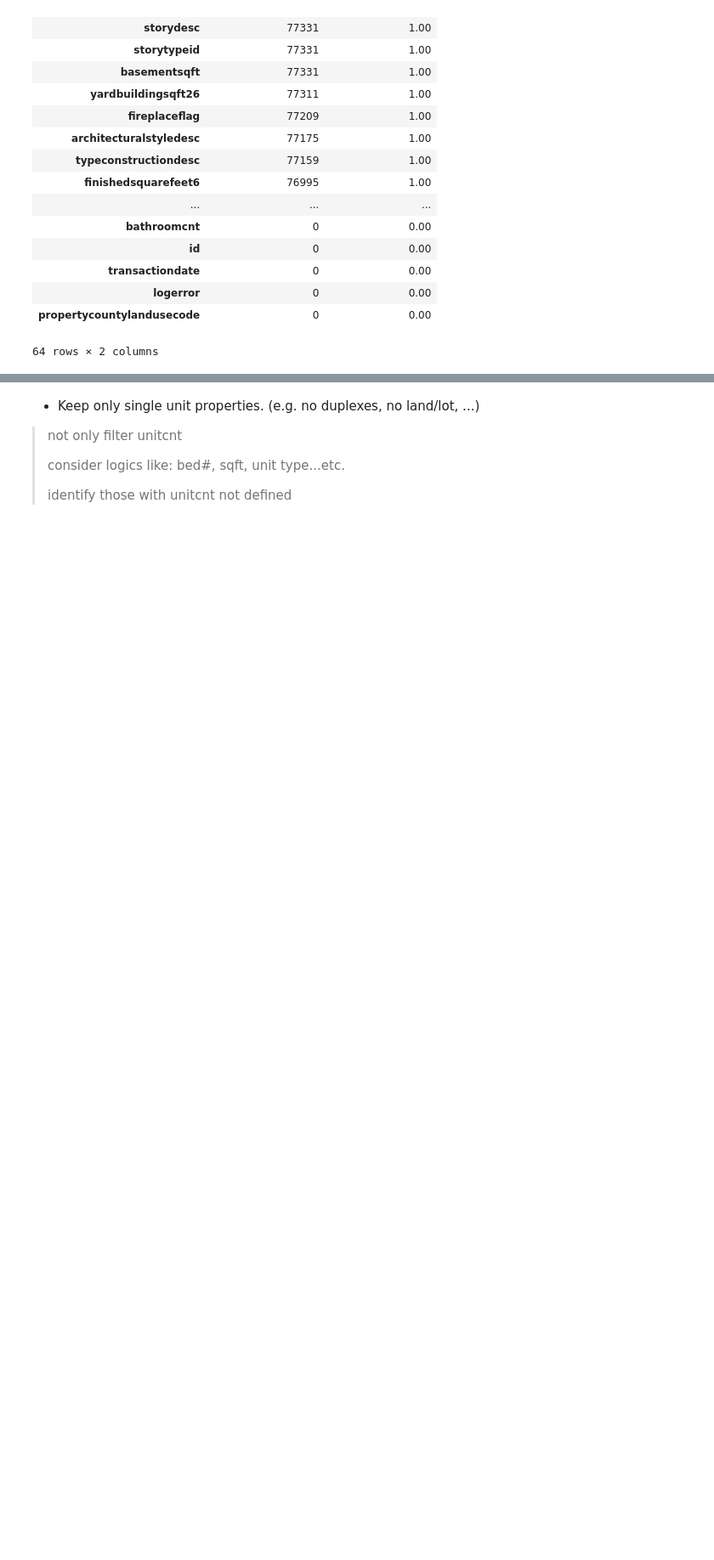
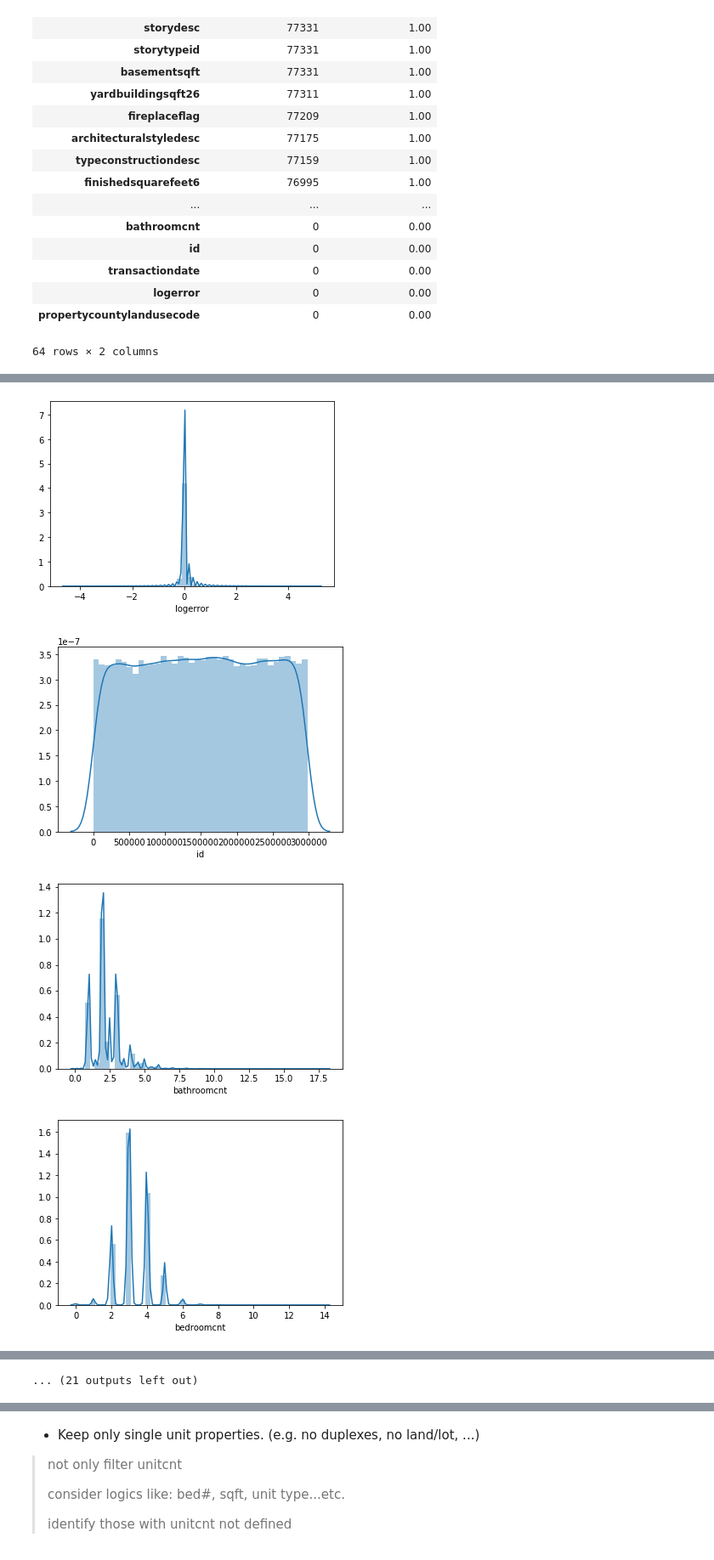
Before and after one commit to Jacqueline-A-Shay/ds-methodologies-exercises, a Jupyter notebook: clustering/zillow.ipynb, the cells around one changed output, grey strips where cells are left out. Shown at 85% size. Saved outputs shown, nothing was run; the diff lists cells and outputs as text; code cells hidden in the pictures; blank space fills up the shorter version.

```diff
--- a/clustering/zillow.ipynb
+++ b/clustering/zillow.ipynb
@@ -192,0 +239,13 @@ def sam_df_value_counts(df):
+# %%
+def df_feature_dist(df):
+    features_num = list(df.select_dtypes(np.number).columns)
+    for feature in features_num:
+        sns.distplot(df[feature].dropna())
+        plt.show()
+# %%
+df_feature_dist(df)
+# %% [output]
+[figure, added]
+[figure, added]
+[figure, added]
+[figure, added]
@@ -192,0 +260 @@ def sam_df_value_counts(df):
+... (21 outputs left out)
```
Also changed, not shown: parts of 26 cells of this notebook, 5 other files.
